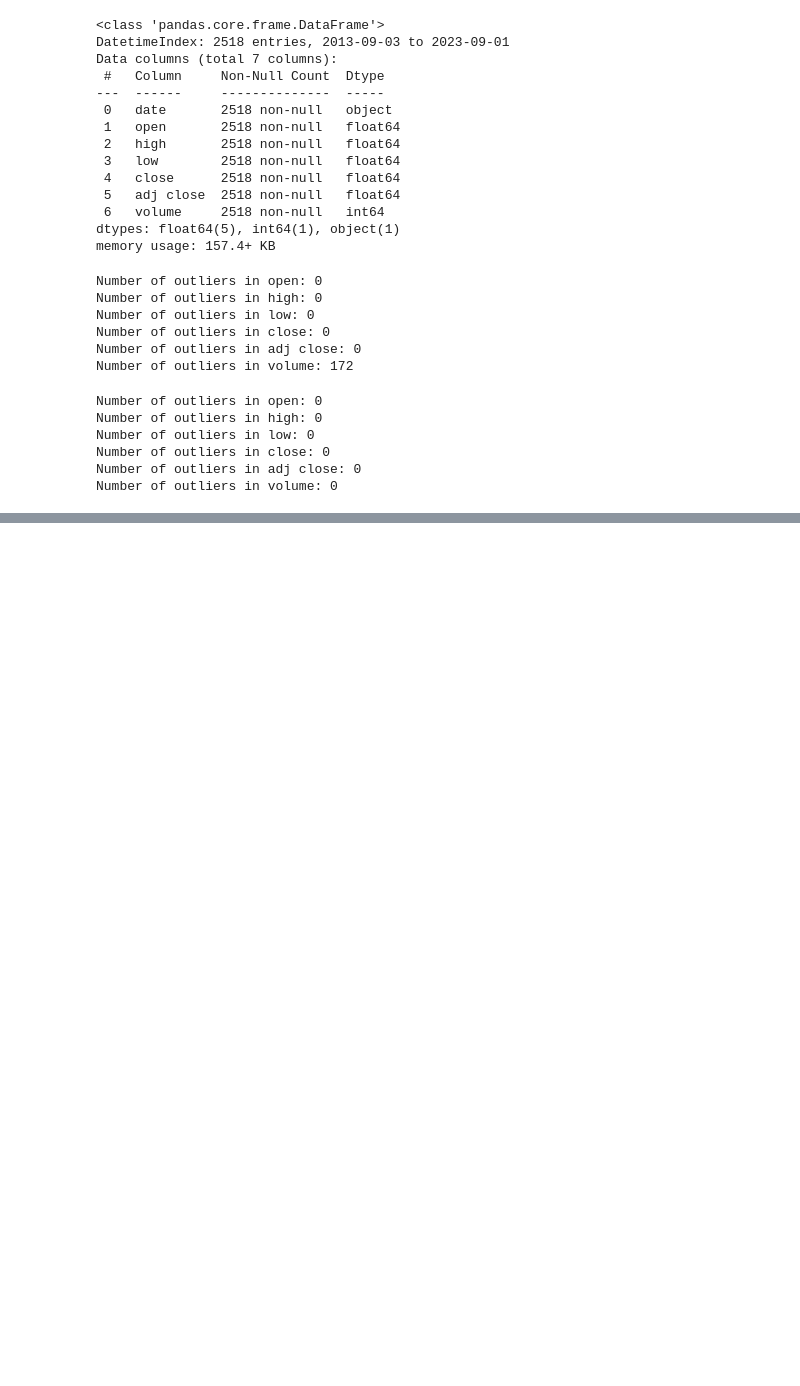
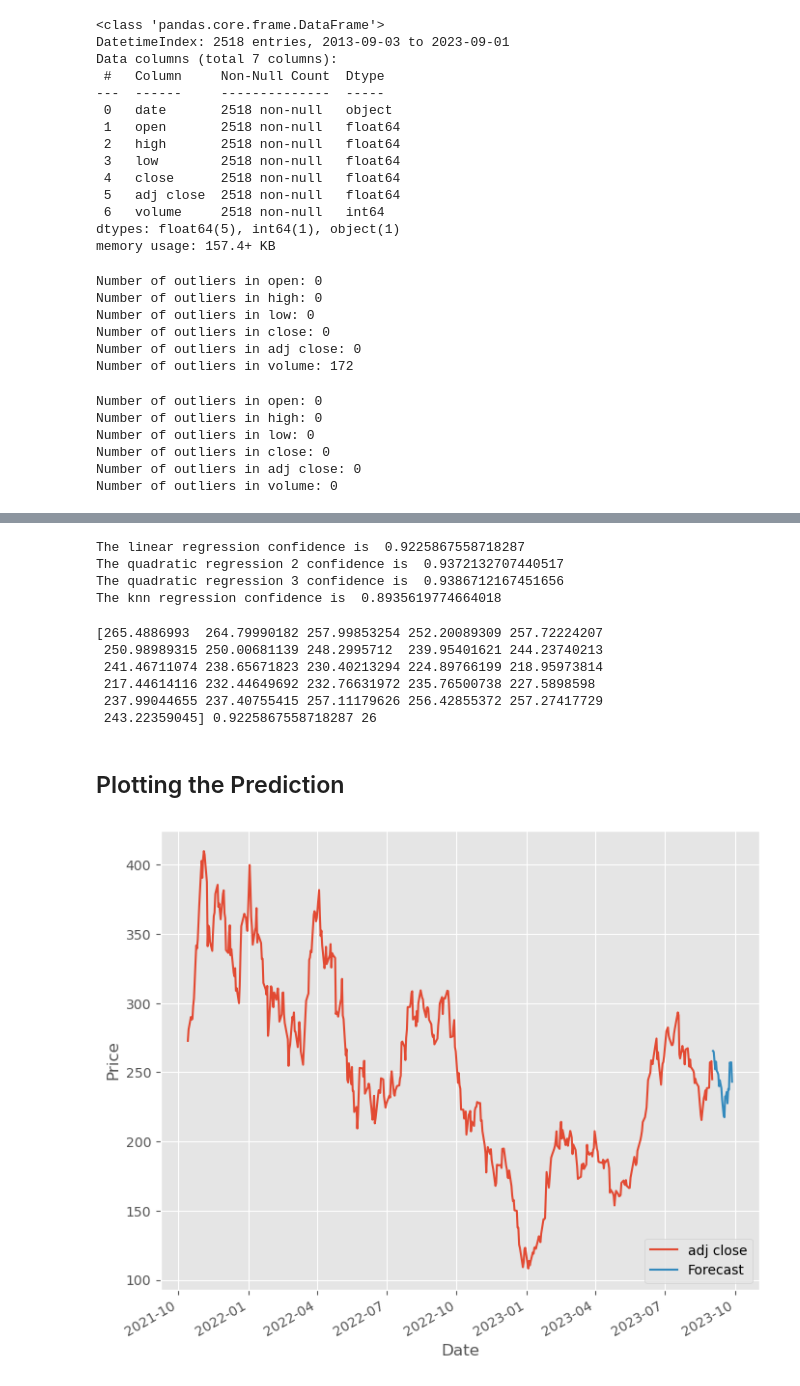
Before and after one commit to thonglamhai/stock-price-prediction, a Jupyter notebook: stock_price_prediction.ipynb, the cells around one changed output, grey strips where cells are left out. Cells and saved outputs as stored; diff of their text form; code cells hidden in the pictures; blank space fills up the shorter version.

```diff
--- a/stock_price_prediction.ipynb
+++ b/stock_price_prediction.ipynb
@@ -538,0 +606,5 @@ Number of outliers in volume: 0
+# %%
+dfreg = df.loc[:,['adj close','volume']]
+dfreg['HL_PCT'] = (df['high'] - df['low']) / df['close'] * 100.0
+dfreg['HCT_change'] = (df['close'] - df['open']) / df['open'] * 100.0
+dfreg.head()
@@ -538,0 +669,4 @@ Number of outliers in volume: 0
+# %%
+from sklearn.model_selection import train_test_split
+# Separation of training and testing of model by cross validation train test split
+X_train, X_test, y_train, y_test = train_test_split(X, y, test_size=0.2)
@@ -538,0 +707,51 @@ Number of outliers in volume: 0
+# %%
+confidencereg = clfreg.score(X_test, y_test)
+confidencepoly2 = clfpoly2.score(X_test,y_test)
+confidencepoly3 = clfpoly3.score(X_test,y_test)
+confidenceknn = clfknn.score(X_test, y_test)
+
+print("The linear regression confidence is ",confidencereg)
+print("The quadratic regression 2 confidence is ",confidencepoly2)
+print("The quadratic regression 3 confidence is ",confidencepoly3)
+print("The knn regression confidence is ",confidenceknn)
+# %% [output]
+The linear regression confidence is  0.9225867558718287
+The quadratic regression 2 confidence is  0.9372132707440517
+The quadratic regression 3 confidence is  0.9386712167451656
+The knn regression confidence is  0.8935619774664018
+# %%
+# Printing the forecast
+# using Linear Regression
+# It should be better to use the most confidence one
+forecast_set = clfreg.predict(X_lately)
+dfreg['Forecast'] = np.nan
+print(forecast_set, confidencereg, forecast_out)
+# %% [output]
+[265.4886993  264.79990182 257.99853254 252.20089309 257.72224207
+ 250.98989315 250.00681139 248.2995712  239.95401621 244.23740213
+ 241.46711074 238.65671823 230.40213294 224.89766199 218.95973814
+ 217.44614116 232.44649692 232.76631972 235.76500738 227.5898598
+ 237.99044655 237.40755415 257.11179626 256.42855372 257.27417729
+ 243.22359045] 0.9225867558718287 26
+# %% [markdown]
+## Plotting the Prediction
+# %%
+from datetime import datetime as dt, timedelta
+
+last_date = dfreg.iloc[-1].name
+last_unix = last_date
+next_unix = last_unix + timedelta(days=1)
+
+for i in forecast_set:
+    next_date = next_unix
+    next_unix += timedelta(days=1)
+    dfreg.loc[next_date] = [np.nan for _ in range(len(dfreg.columns)-1)]+[i]
+# %%
+dfreg['adj close'].tail(500).plot()
+dfreg['Forecast'].tail(500).plot()
+plt.legend(loc=4)
+plt.xlabel('Date')
+plt.ylabel('Price')
+plt.show()
+# %% [output]
+[figure, added]
```
Also changed, not shown: parts of 63 cells of this notebook, 1 other file.
